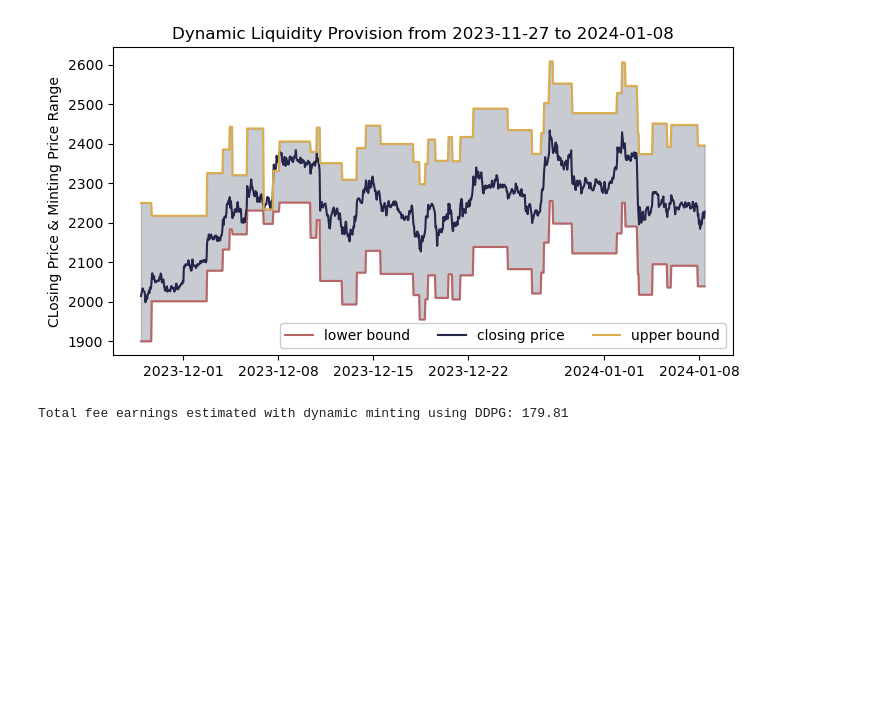
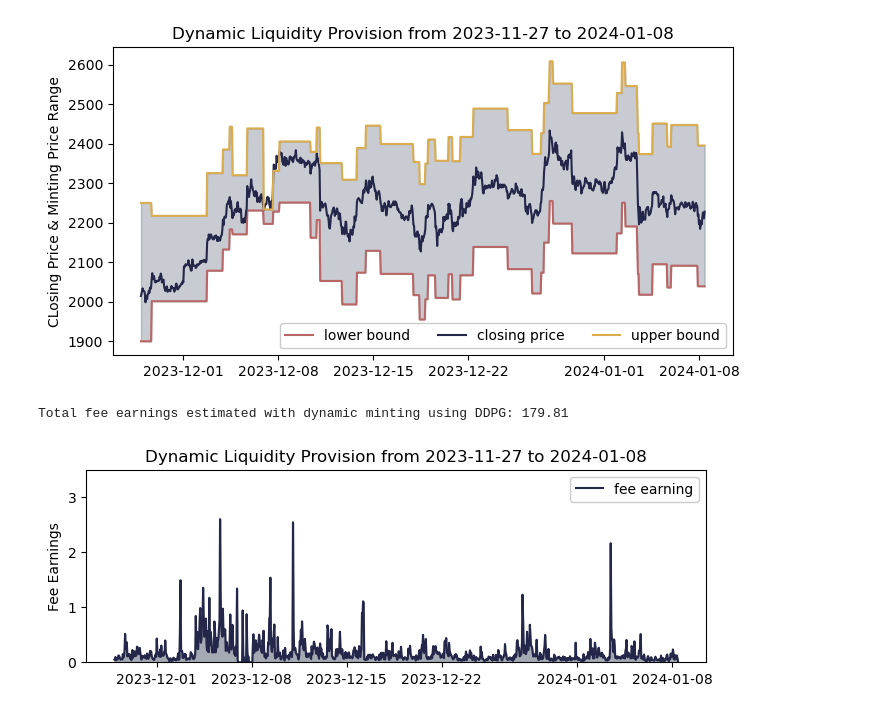
Before and after one commit to jiaxiang-cheng/definer, a Jupyter notebook: 4.3.1 Back-testing Dynamic Minting (Tau-Reset = 50).ipynb, the cells around one changed output. Saved outputs shown, nothing was run; the diff lists cells and outputs as text; code cells hidden in the pictures; blank space fills up the shorter version.

Commit message:
visualize fee earnings using different minting strategies

```diff
--- a/4.3.1 Back-testing Dynamic Minting (Tau-Reset = 50).ipynb
+++ b/4.3.1 Back-testing Dynamic Minting (Tau-Reset = 50).ipynb
@@ -201,3 +201,25 @@ plt.show()
 print('Total fee earnings estimated with dynamic minting using DDPG:', round(df.feeusd.sum(), 2))
 # %% [output]
 Total fee earnings estimated with dynamic minting using DDPG: 179.81
+# %%
+_ = plt.figure(figsize=(8,2.5))
+# ax = sns.lineplot(x=df.datetime, y=df.mini, label='lower bound', color='#B96666')
+ax = sns.lineplot(x=df.datetime, y=df.feeusd, label='fee earning', color='#242749', linestyle='-')
+# sns.lineplot(x=df.datetime, y=df.maxi, label='upper bound', color='#DBAD4F')
+ax.fill_between(df.datetime, 0, list(df.feeusd), color='#4B5569', alpha=0.5)
+
+plt.rcParams.update({'font.sans-serif':'DejaVu Sans'})
+
+plt.title('Dynamic Liquidity Provision from {} to {}'.format(
+    datetime.utcfromtimestamp(dpd.periodStartUnix.min()).strftime('%Y-%m-%d'),
+    datetime.utcfromtimestamp(dpd.periodStartUnix.max()).strftime('%Y-%m-%d')))
+plt.ylabel('Fee Earnings')
+plt.xlabel(None)
+plt.ylim([0, 3.5])
+legend = plt.legend(ncol=3)
+legend.get_frame().set_alpha(None)
+legend.get_frame().set_facecolor((0, 0, 0, 0))
+if SAVE: plt.savefig('./img/dynamic_minting_fee_tau{}.png'.format(tau), dpi=500, bbox_inches='tight', transparent=True)
+plt.show()
+# %% [output]
+[figure, added]
```
Also changed, not shown: 9 other files.
